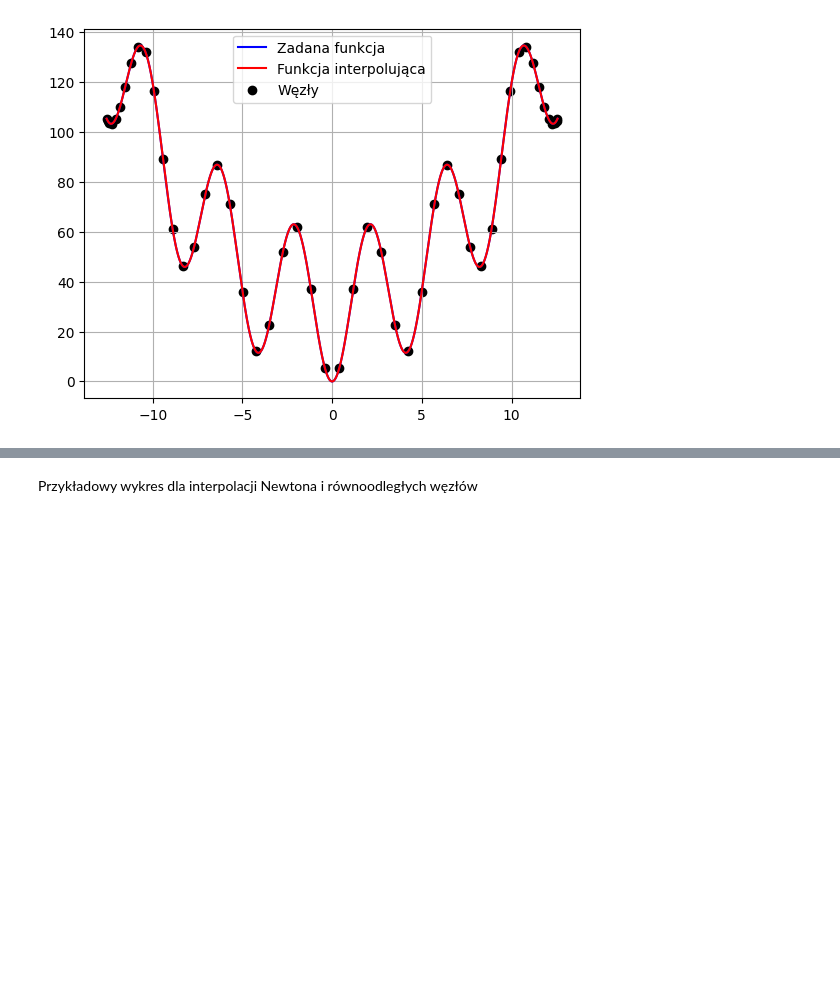
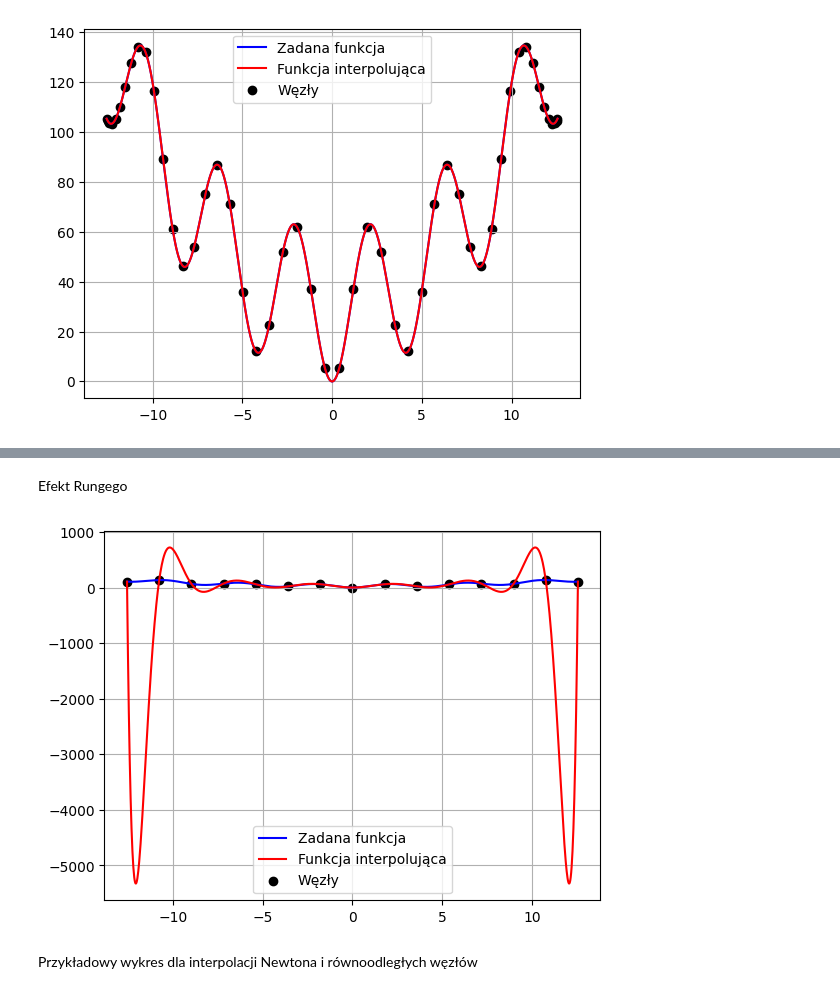
Before and after one commit to JakubFr4czek/MOwNiT, a Jupyter notebook: lab4c/fraczek_4c.ipynb, the cells around one changed output, grey strips where cells are left out. Cells and saved outputs as stored; diff of their text form; code cells hidden in the pictures; blank space fills up the shorter version.

```diff
--- a/lab4c/fraczek_4c.ipynb
+++ b/lab4c/fraczek_4c.ipynb
@@ -318,3 +351,9 @@ draw_interpolation(lagrange_interpolation, get_chebyshev_nodes, 14, "img06")
+# %% [markdown]
+Efekt Rungego
+# %%
+draw_interpolation(lagrange_interpolation, get_evenly_distributed, 15, "img07")
+# %% [output]
+[figure, added]
 # %% [markdown]
 Przykładowy wykres dla interpolacji Newtona i równoodległych węzłów
 # %%
```
Also changed, not shown: parts of 107 cells of this notebook, 33 other files.
